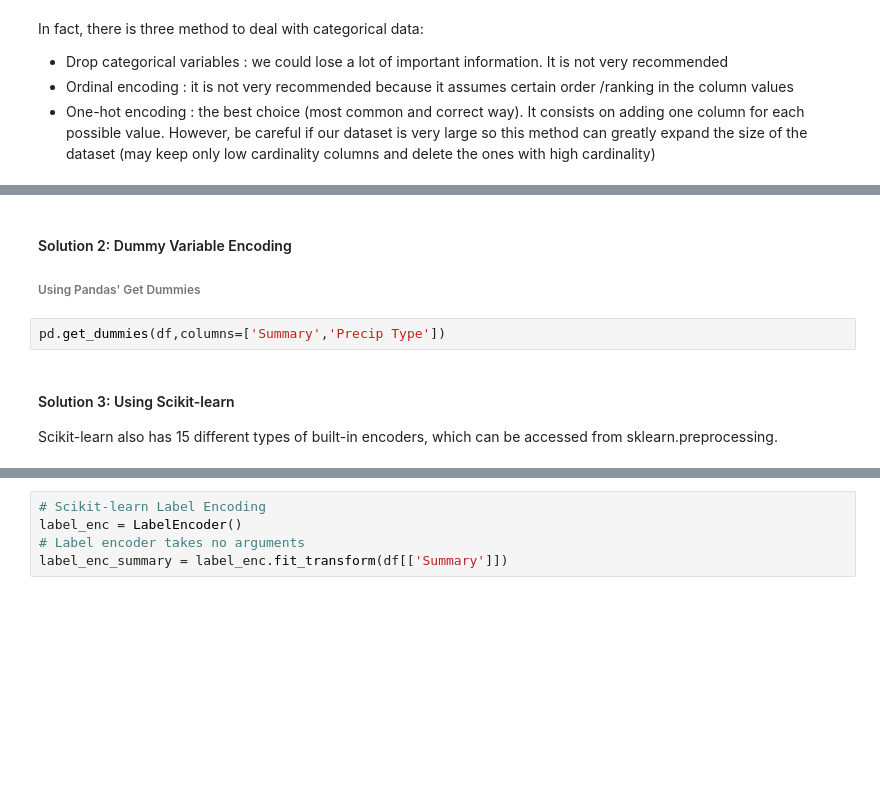
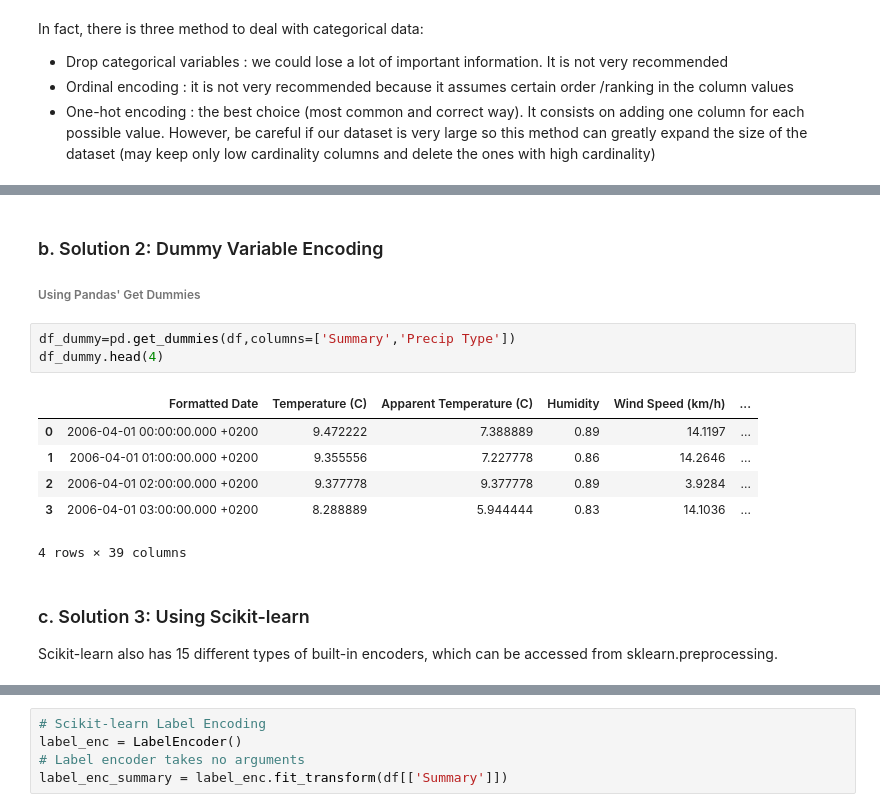
Before and after one commit to BaddyMAK/Data_cleaning_and_transformation, a Jupyter notebook: data_cleaning_and_transformation.ipynb, the cells around one changed output, grey strips where cells are left out. Drawn from its saved outputs; the diff is of its cells as text; blank space fills up the shorter version.

```diff
--- a/data_cleaning_and_transformation.ipynb
+++ b/data_cleaning_and_transformation.ipynb
@@ -989,10 +874,18 @@ data_binary
 # %% [markdown]
-#### Solution 2: Dummy Variable Encoding
+### b. Solution 2: Dummy Variable Encoding
 ###### Using Pandas' Get Dummies
 # %%
-pd.get_dummies(df,columns=['Summary','Precip Type'])
+df_dummy=pd.get_dummies(df,columns=['Summary','Precip Type'])
+df_dummy.head(4)
+# %% [output]
+|  | Formatted Date | Temperature (C) | Apparent Temperature (C) | Humidity | Wind Speed (km/h) | ... |
+| 0 | 2006-04-01 00:00:00.000 +0200 | 9.472222 | 7.388889 | 0.89 | 14.1197 | ... |
+| 1 | 2006-04-01 01:00:00.000 +0200 | 9.355556 | 7.227778 | 0.86 | 14.2646 | ... |
+| 2 | 2006-04-01 02:00:00.000 +0200 | 9.377778 | 9.377778 | 0.89 | 3.9284 | ... |
+| 3 | 2006-04-01 03:00:00.000 +0200 | 8.288889 | 5.944444 | 0.83 | 14.1036 | ... |
+4 rows × 39 columns
 # %% [markdown]
-#### Solution 3: Using Scikit-learn
+### c. Solution 3: Using Scikit-learn
 Scikit-learn also has 15 different types of built-in encoders, which can be accessed from sklearn.preprocessing.
 # %%
 # Scikit-learn One-hot Encoding
```
Also changed, not shown: parts of 85 cells of this notebook.
